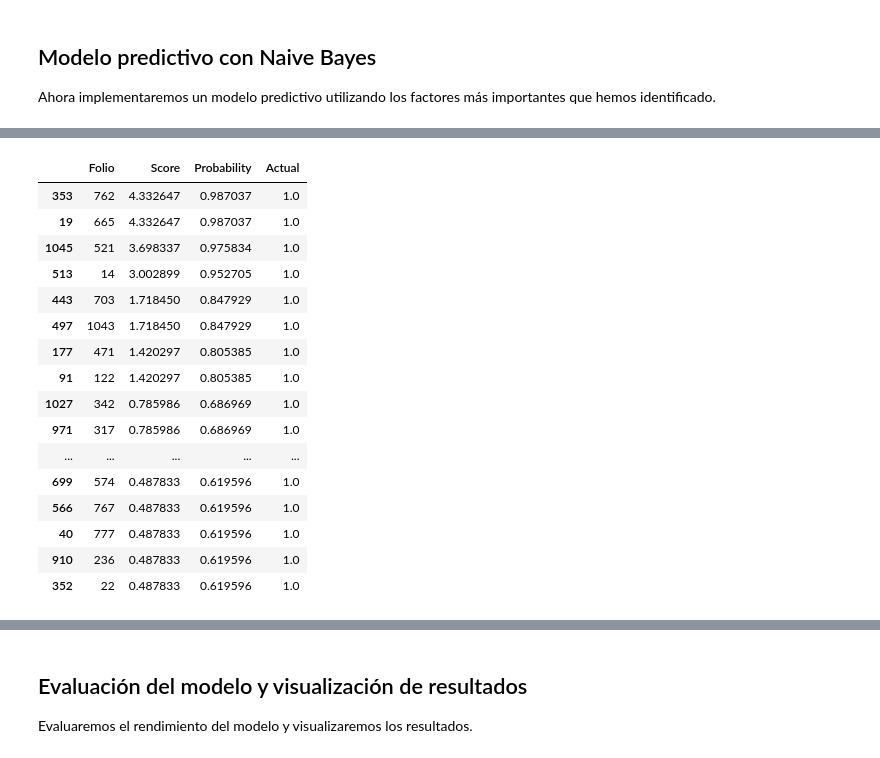
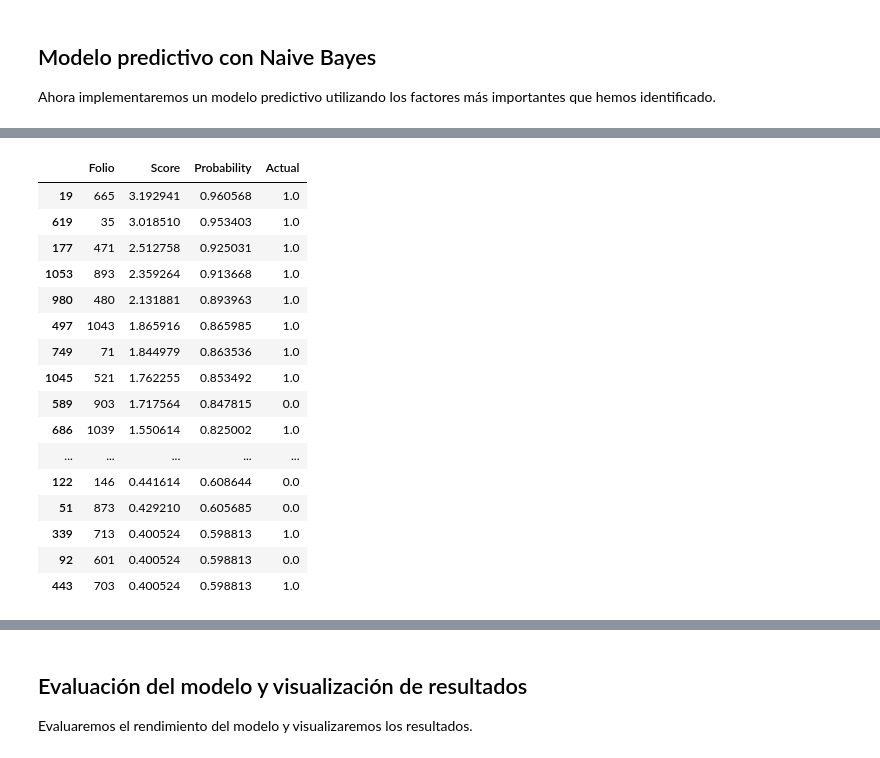
Before and after one commit to ThanosDrossos/MineriaDatosUNAM, a Jupyter notebook: code/proyecto final/bayes_ejercicio.ipynb, the cells around one changed output, grey strips where cells are left out. Saved outputs shown, nothing was run; the diff lists cells and outputs as text; code cells hidden in the pictures.

```diff
--- a/code/proyecto final/bayes_ejercicio.ipynb
+++ b/code/proyecto final/bayes_ejercicio.ipynb
@@ -119,7 +119,9 @@ variables_excluidas = [
     'dis10_dian', 'dis10_dia', 'dis20_dian', 'dis20_dia', 'dis30_dian', 'dis30_dia', 'pesas_act', 'aero_act',
     'camin_act', 'corre_act', 'atle_act', 'dcont_act',
     'beis_act', 'fut_act', 'basq_act', 'bail_act', 'bici_act', 'natac_act',
-    'raq_act', 'otro_act', 'ning_act', 'nqr_act'
+    'raq_act', 'otro_act', 'ning_act', 'nqr_act',
+    # También excluimos variables de fecha y hora de procedimiento
+    'dia_proc', 'mes_proc', 'hora_proc', 'min_proc'
 ]
 
 # Define exercise-related variables to exclude from analysis
@@ -407,12 +997,18 @@ def calculate_customer_scores(df, top_drivers):
     # Seguimiento de características utilizadas
     used_features = set()
     selected_features = []
+    positive_features = []
+    negative_features = []
+    sextile_features = []
+    non_sextile_features = []
 
     # Usar los top drivers (características más predictivas)
     for _, row in top_drivers.iterrows():
         feature = row['Feature']
         value = row['Value']
         is_threshold = row['Is_Threshold']
+        epsilon = row['Epsilon']
+        is_sextile = '_sextil' in feature
 
         # Omitir si la característica ya se ha utilizado
         if feature in used_features:
@@ -425,9 +1021,22 @@ def calculate_customer_scores(df, top_drivers):
         feature_desc = {
             'feature': feature,
             'value': value,
-            'is_threshold': is_threshold
+            'is_threshold': is_threshold,
+            'epsilon': epsilon,
+            'is_sextile': is_sextile
         }
         selected_features.append(feature_desc)
+
+        # Clasificar por tipo de característica
+        if epsilon > 0:
+            positive_features.append(feature_desc)
+        else:
+            negative_features.append(feature_desc)
+
+        if is_sextile:
+            sextile_features.append(feature_desc)
+        else:
+            non_sextile_features.append(feature_desc)
 
         # Crear condición
         if is_threshold:
@@ -482,25 +1091,41 @@ def calculate_customer_scores(df, top_drivers):
             lift = (top_n['Actual'].mean() / prior_probability)
             print(f"Lift para los {n} principales pacientes: {lift:.2f}x")
 
-    return scores_df, used_features, selected_features
+    return scores_df, used_features, selected_features, positive_features, negative_features, sextile_features, non_sextile_features
 
-# Calcular puntuaciones usando los 20 principales drivers
-top_drivers_for_scoring = results_df.head(20)
+# Calcular puntuaciones usando los 20 principales drivers (por valor absoluto de epsilon)
+top_drivers_for_scoring = results_df_abs.head(20)
 
 # Calcular puntuaciones y obtener características seleccionadas
-patient_scores, used_features, selected_features = calculate_customer_scores(
+patient_scores, used_features, selected_features, positive_features, negative_features, sextile_features, non_sextile_features = calculate_customer_scores(
     df_clean, top_drivers_for_scoring
 )
 
 # Mostrar características seleccionadas
 print("\n=== CARACTERÍSTICAS SELECCIONADAS PARA EL MODELO FINAL ===")
-for i, feature in enumerate(selected_features, 1):
+print(f"\nTotal: {len(selected_features)} características")
+print(f"Sextiles: {len(sextile_features)} características ({len(sextile_features)/len(selected_features):.0%})")
+print(f"No sextiles: {len(non_sextile_features)} características ({len(non_sextile_features)/len(selected_features):.0%})")
+
+print("\nFactores POSITIVOS (aumentan probabilidad de ejercicio):")
+for i, feature in enumerate(positive_features, 1):
     if feature['is_threshold']:
         feature_desc = f"{feature['feature']} >= {feature['value']}"
     else:
         feature_desc = f"{feature['feature']} = {feature['value']}"
 
-    print(f"{i}. {feature_desc}")
+    sextile_tag = "[SEXTIL]" if feature['is_sextile'] else ""
+    print(f"{i}. {feature_desc} (Epsilon: {feature['epsilon']:.2f}) {sextile_tag}")
+
+print("\nFactores NEGATIVOS (disminuyen probabilidad de ejercicio):")
+for i, feature in enumerate(negative_features, 1):
+    if feature['is_threshold']:
+        feature_desc = f"{feature['feature']} >= {feature['value']}"
+    else:
+        feature_desc = f"{feature['feature']} = {feature['value']}"
+
+    sextile_tag = "[SEXTIL]" if feature['is_sextile'] else ""
+    print(f"{i}. {feature_desc} (Epsilon: {feature['epsilon']:.2f}) {sextile_tag}")
 
 print(f"\nNúmero total de características únicas utilizadas: {len(used_features)}")
 print("Lista de características:", ", ".join(sorted(used_features)))
@@ -540,21 +1165,21 @@ Lista de características: alc, ami1_edad, chol, condi_act, edad_obes, ldlc_res,
 
 Top 20 pacientes con mayor probabilidad de hacer ejercicio:
 |  | Folio | Score | Probability | Actual |
-| 353 | 762 | 4.332647 | 0.987037 | 1.0 |
-| 19 | 665 | 4.332647 | 0.987037 | 1.0 |
-| 1045 | 521 | 3.698337 | 0.975834 | 1.0 |
-| 513 | 14 | 3.002899 | 0.952705 | 1.0 |
-| 443 | 703 | 1.718450 | 0.847929 | 1.0 |
-| 497 | 1043 | 1.718450 | 0.847929 | 1.0 |
-| 177 | 471 | 1.420297 | 0.805385 | 1.0 |
-| 91 | 122 | 1.420297 | 0.805385 | 1.0 |
-| 1027 | 342 | 0.785986 | 0.686969 | 1.0 |
-| 971 | 317 | 0.785986 | 0.686969 | 1.0 |
+| 19 | 665 | 3.192941 | 0.960568 | 1.0 |
+| 619 | 35 | 3.018510 | 0.953403 | 1.0 |
+| 177 | 471 | 2.512758 | 0.925031 | 1.0 |
+| 1053 | 893 | 2.359264 | 0.913668 | 1.0 |
+| 980 | 480 | 2.131881 | 0.893963 | 1.0 |
+| 497 | 1043 | 1.865916 | 0.865985 | 1.0 |
+| 749 | 71 | 1.844979 | 0.863536 | 1.0 |
+| 1045 | 521 | 1.762255 | 0.853492 | 1.0 |
+| 589 | 903 | 1.717564 | 0.847815 | 0.0 |
+| 686 | 1039 | 1.550614 | 0.825002 | 1.0 |
 | ... | ... | ... | ... | ... |
-| 699 | 574 | 0.487833 | 0.619596 | 1.0 |
-| 566 | 767 | 0.487833 | 0.619596 | 1.0 |
-| 40 | 777 | 0.487833 | 0.619596 | 1.0 |
-| 910 | 236 | 0.487833 | 0.619596 | 1.0 |
-| 352 | 22 | 0.487833 | 0.619596 | 1.0 |
+| 122 | 146 | 0.441614 | 0.608644 | 0.0 |
+| 51 | 873 | 0.429210 | 0.605685 | 0.0 |
+| 339 | 713 | 0.400524 | 0.598813 | 1.0 |
+| 92 | 601 | 0.400524 | 0.598813 | 0.0 |
+| 443 | 703 | 0.400524 | 0.598813 | 1.0 |
 Total de pacientes que hacen ejercicio: 97.0
 Probabilidad base: 18.20%
```
Also changed, not shown: parts of 21 cells of this notebook.
